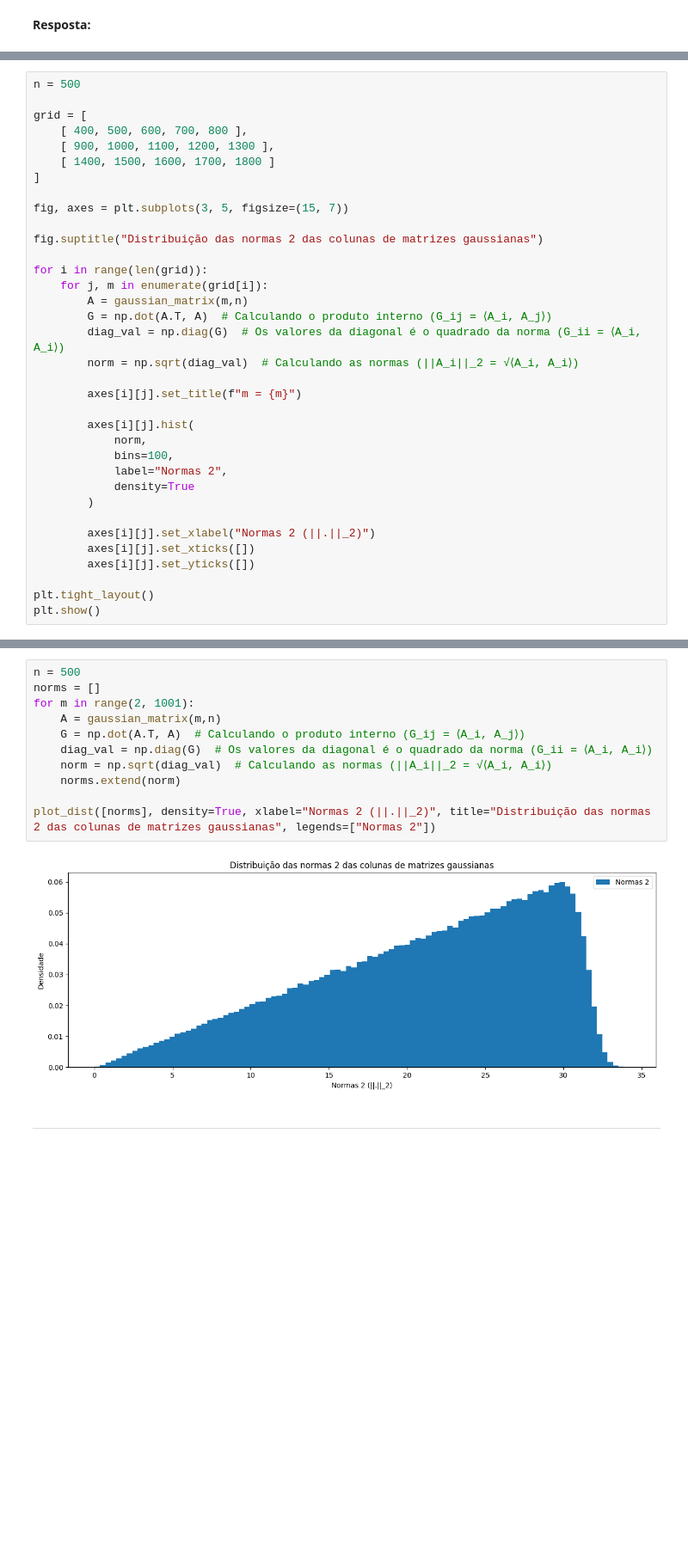
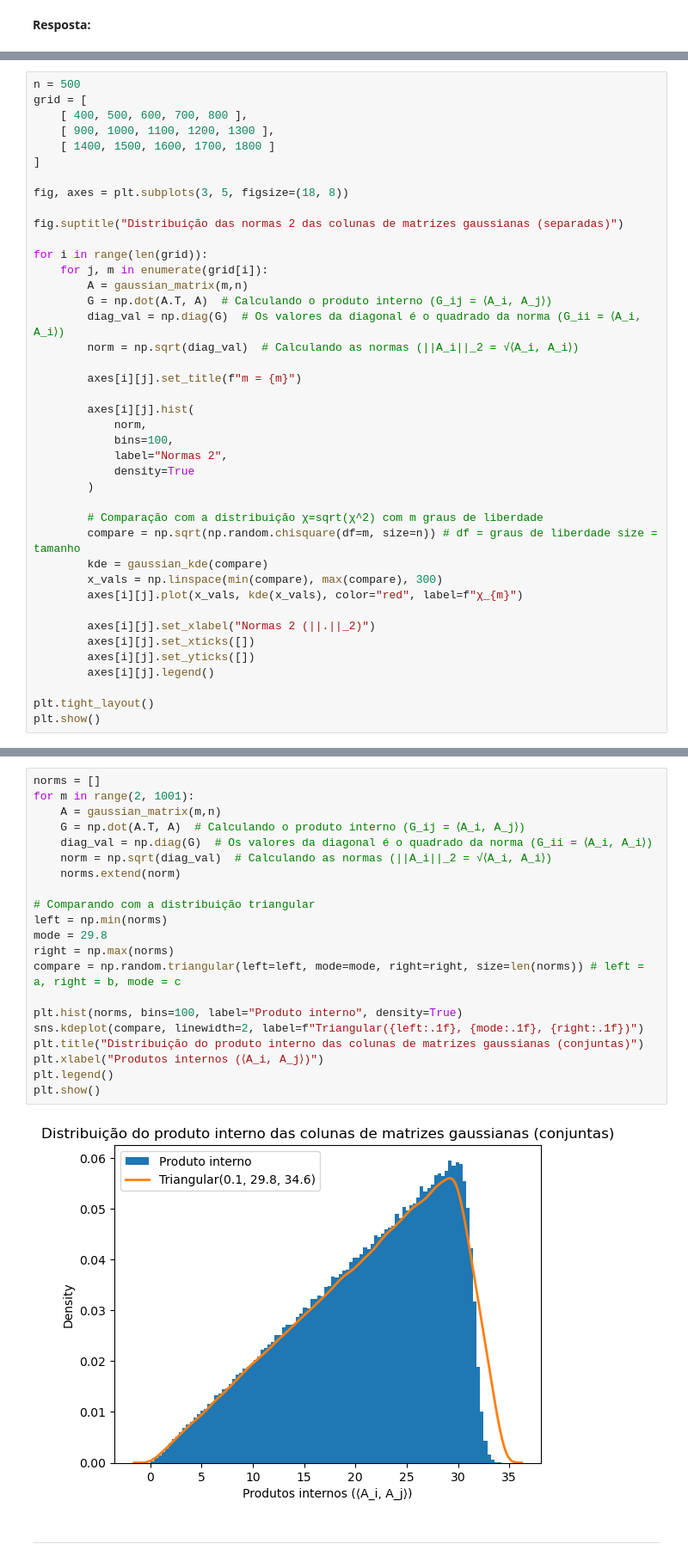
Before and after one commit to alexoliveiraFGV24/rand_nla, a Jupyter notebook: final/Projeto4.ipynb, the cells around one changed output, grey strips where cells are left out. Shown at 86% size. Cells and saved outputs as stored; diff of their text form; blank space fills up the shorter version.

```diff
--- a/final/Projeto4.ipynb
+++ b/final/Projeto4.ipynb
@@ -50,15 +59,14 @@ def plot_dist(datas:list, legends:list, xlabel, title="", bins=100, density=True
 # %%
 n = 500
-
 grid = [
     [ 400, 500, 600, 700, 800 ],
     [ 900, 1000, 1100, 1200, 1300 ],
     [ 1400, 1500, 1600, 1700, 1800 ]
 ]
 
-fig, axes = plt.subplots(3, 5, figsize=(15, 7))
+fig, axes = plt.subplots(3, 5, figsize=(18, 8))
 
-fig.suptitle("Distribuição das normas 2 das colunas de matrizes gaussianas")
+fig.suptitle("Distribuição das normas 2 das colunas de matrizes gaussianas (separadas)")
 
 for i in range(len(grid)):
     for j, m in enumerate(grid[i]):
@@ -76,9 +84,16 @@ for i in range(len(grid)):
             density=True
         )
 
+        # Comparação com a distribuição χ=sqrt(χ^2) com m graus de liberdade
+        compare = np.sqrt(np.random.chisquare(df=m, size=n)) # df = graus de liberdade size = tamanho
+        kde = gaussian_kde(compare)
+        x_vals = np.linspace(min(compare), max(compare), 300)
+        axes[i][j].plot(x_vals, kde(x_vals), color="red", label=f"χ_{m}")
+
         axes[i][j].set_xlabel("Normas 2 (||.||_2)")
         axes[i][j].set_xticks([])
         axes[i][j].set_yticks([])
+        axes[i][j].legend()
 
 plt.tight_layout()
 plt.show()
@@ -106,16 +102,26 @@ no nosso caso: $a \approx 0 , b \approx 34 , c \approx 30$
 # %%
-n = 500
 norms = []
 for m in range(2, 1001):
     A = gaussian_matrix(m,n)
     G = np.dot(A.T, A)  # Calculando o produto interno (G_ij = ⟨A_i, A_j⟩)
     diag_val = np.diag(G)  # Os valores da diagonal é o quadrado da norma (G_ii = ⟨A_i, A_i⟩)
     norm = np.sqrt(diag_val)  # Calculando as normas (||A_i||_2 = √⟨A_i, A_i⟩)
     norms.extend(norm)
 
-plot_dist([norms], density=True, xlabel="Normas 2 (||.||_2)", title="Distribuição das normas 2 das colunas de matrizes gaussianas", legends=["Normas 2"])
+# Comparando com a distribuição triangular
+left = np.min(norms)
+mode = 29.8
+right = np.max(norms)
+compare = np.random.triangular(left=left, mode=mode, right=right, size=len(norms)) # left = a, right = b, mode = c
+
+plt.hist(norms, bins=100, label="Produto interno", density=True)
+sns.kdeplot(compare, linewidth=2, label=f"Triangular({left:.1f}, {mode:.1f}, {right:.1f})")
+plt.title("Distribuição do produto interno das colunas de matrizes gaussianas (conjuntas)")
+plt.xlabel("Produtos internos (⟨A_i, A_j⟩)")
+plt.legend()
+plt.show()
 # %% [output]
-[figure, old version]
+[figure, new version]
 # %% [markdown]
 ---
 # %% [markdown]
```
Also changed, not shown: parts of 14 cells of this notebook.
